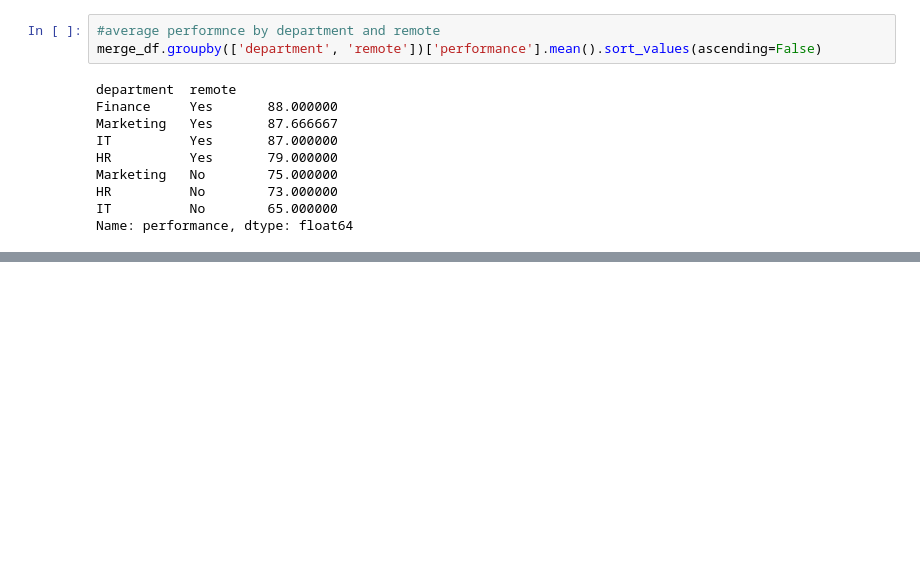
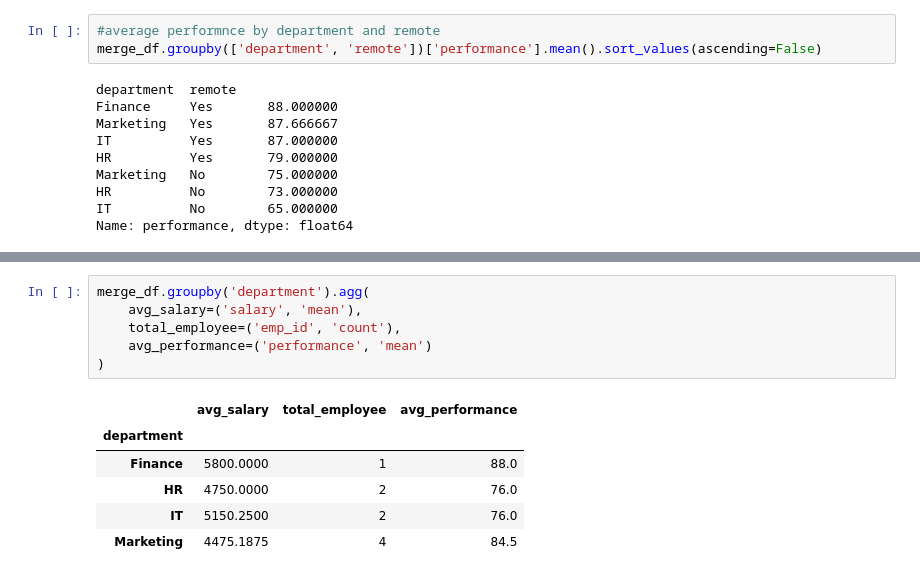
Before and after one commit to Nathillarious-tech/Assignment, a Jupyter notebook: employee_dataset.ipynb, the cells around one changed output, grey strips where cells are left out. Drawn from its saved outputs; the diff is of its cells as text; blank space fills up the shorter version.

```diff
--- a/employee_dataset.ipynb
+++ b/employee_dataset.ipynb
@@ -827,0 +852,13 @@ merge_df.groupby('department')['salary'].agg({'mean', 'count', 'min', 'max'})
+# %%
+merge_df.groupby('department').agg(
+    avg_salary=('salary', 'mean'),
+    total_employee=('emp_id', 'count'),
+    avg_performance=('performance', 'mean')
+)
+# %% [output]
+|  | avg_salary | total_employee | avg_performance |
+| department |  |  |  |
+| Finance | 5800.0000 | 1 | 88.0 |
+| HR | 4750.0000 | 2 | 76.0 |
+| IT | 5150.2500 | 2 | 76.0 |
+| Marketing | 4475.1875 | 4 | 84.5 |
```
Also changed, not shown: parts of 35 cells of this notebook, 1 other file.
